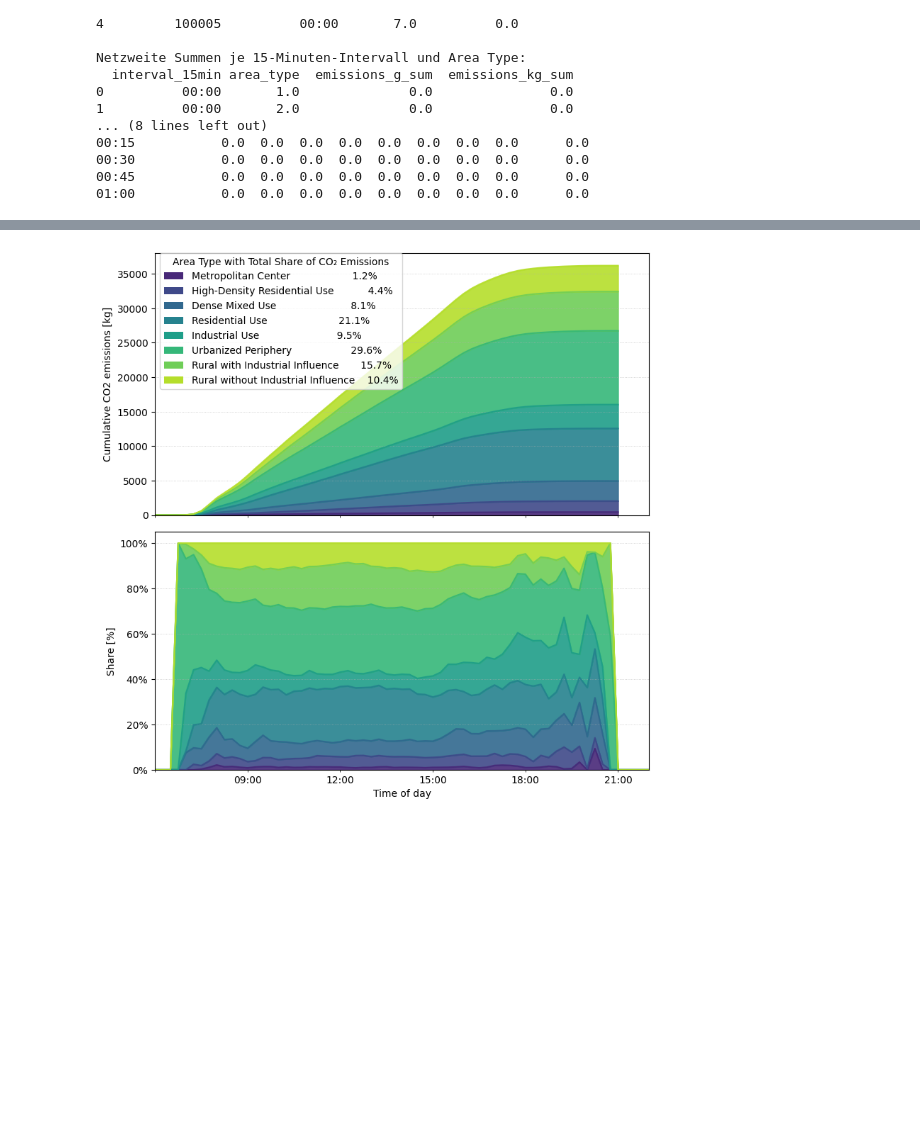
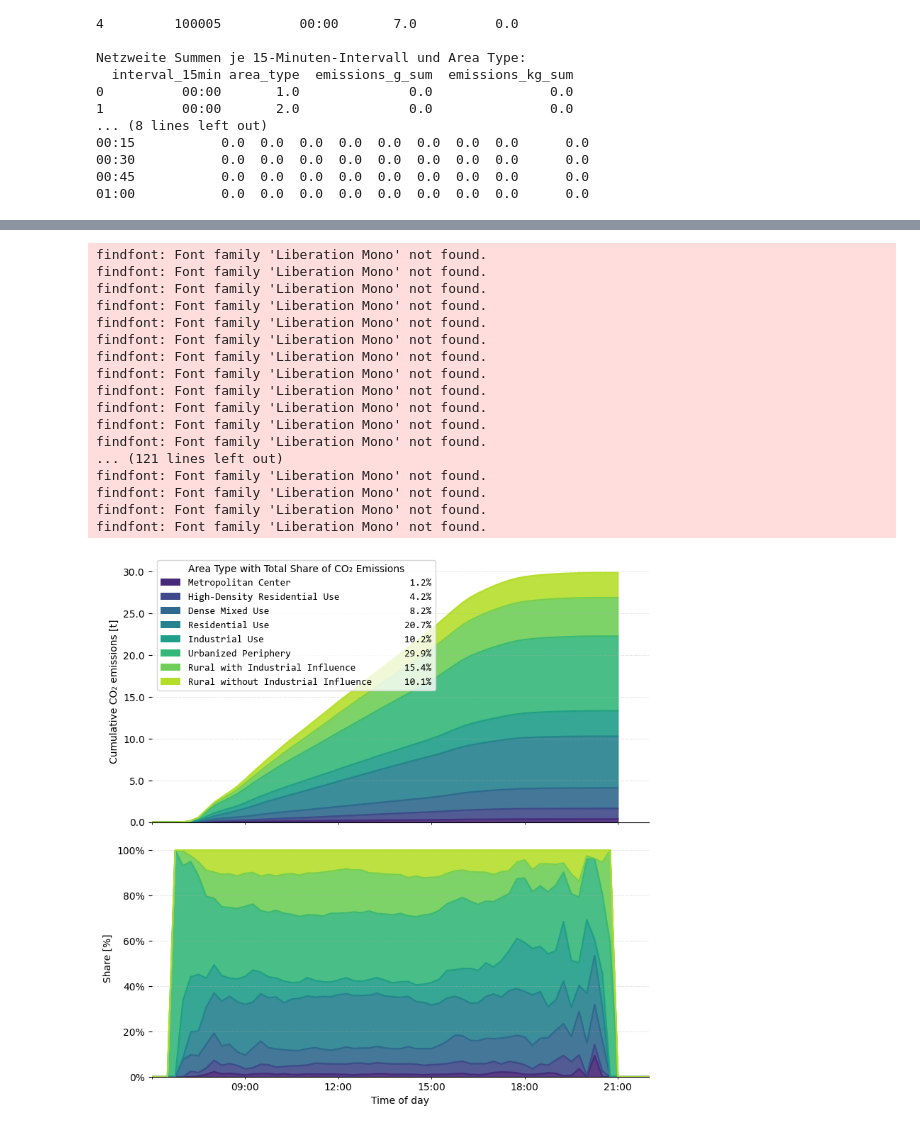
Before and after one commit to TUBS-IVS/HAGRID, a Jupyter notebook: parcel-analysis/result-analysis-impact.ipynb, the cells around one changed output, grey strips where cells are left out. Saved outputs shown, nothing was run; the diff lists cells and outputs as text; code cells hidden in the pictures; blank space fills up the shorter version.

```diff
--- a/parcel-analysis/result-analysis-impact.ipynb
+++ b/parcel-analysis/result-analysis-impact.ipynb
@@ -4319,0 +4247,17 @@ np.float64(21111.834665147242)
+# %%
+bins = np.arange(0, 24*60+1, 15)
+x_cent = (bins[:-1] + bins[1:]) / 2.0
+plt.figure(figsize=(10,6))
+for i, a in enumerate(areas):
+    m = df.loc[df["main_area_type_name"] == a, "tod_min"].to_numpy()
+    hist, _ = np.histogram(m, bins=bins)
+    frac = hist / hist.sum() if hist.sum() > 0 else hist
+    sizes = 200 * frac
+    plt.scatter(x_cent/60.0, np.full_like(x_cent, i, dtype=float), s=sizes, alpha=0.6)
+plt.yticks(range(len(areas)), areas)
+plt.xlim(0, 24)
+plt.xlabel("Start time")
+plt.title("Dot density of starts per area")
+plt.grid(axis="x", linestyle=":", alpha=0.6)
+plt.tight_layout()
+plt.show()
@@ -4566,6 +5014,8 @@ import matplotlib.pyplot as plt
 import matplotlib.ticker as mtick
 import matplotlib.dates as mdates
 import matplotlib.patches as mpatches
+from matplotlib.font_manager import FontProperties
+from matplotlib.ticker import FuncFormatter
 import pandas as pd
 
 # Assumptions:
@@ -4591,49 +5041,71 @@ fig, (ax_top, ax_bottom) = plt.subplots(
     2, 1, figsize=(8, 8), sharex=True, gridspec_kw={"height_ratios": [1.1, 1.0]}
 )
 
-# Top: cumulative emissions [kg] until 21:00
+# Top: cumulative emissions [kg] until 21:00 (displayed as tonnes)
 cum_window.plot.area(ax=ax_top, stacked=True, color=colors, alpha=0.9, legend=False)
 ax_top.plot(cum_window.index, cum_window.sum(axis=1),
             color="black", linewidth=1.6, label="Total cumulative")
-ax_top.set_ylabel("Cumulative CO2 emissions [kg]")
+# Show tonnes on the y-axis
+ax_top.yaxis.set_major_formatter(FuncFormatter(lambda v, pos: f"{v/1000:,.1f}"))
+ax_top.set_ylabel("Cumulative CO₂ emissions [t]")
 
 # Bottom: shares [%] 06:00 to 22:00
 share_window.plot.area(ax=ax_bottom, stacked=True, color=colors, alpha=0.9, legend=False)
 ax_bottom.set_ylabel("Share [%]")
 ax_bottom.yaxis.set_major_formatter(mtick.PercentFormatter(1.0))
 ax_bottom.set_xlabel("Time of day")
 
 # X axis formatting
 for ax in (ax_top, ax_bottom):
     ax.xaxis.set_major_locator(mdates.HourLocator(interval=3))
     ax.xaxis.set_major_formatter(mdates.DateFormatter("%H:%M"))
     ax.grid(True, axis="y", linestyle=":", linewidth=0.6, alpha=0.7)
 
 # --- Custom legend with total shares by 21:00 ---
 end_vals = cum_window.iloc[-1]                         # cumulative by 21:00
 total_end = end_vals.sum()
 shares_end = (end_vals / total_end).fillna(0.0)
 
-# Format legend labels: aligned percentages with 1 decimal
+# Format legend labels: aligned percentages with 1 decimal (monospace + right-aligned)
 maxlen = max(len(str(c)) for c in plot_df.columns)
-
-# Build legend entries in the order of plot_df.columns
 patches = []
 labels  = []
 for col in plot_df.columns:
     pct = shares_end.get(col, 0.0) * 100
     patches.append(mpatches.Patch(facecolor=name_to_color[col], edgecolor='none'))
-    labels.append(f"{col:<{maxlen}}   {pct:5.1f}%")
+    labels.append(f"{str(col).ljust(maxlen)}   {pct:>7.1f}%")  # width 7 fits up to 100.0%
 
-
-# Put legend in the top panel
-ax_top.legend(patches, labels, title="Area Type with Total Share of CO₂ Emissions",
-              loc="upper left", bbox_to_anchor=(0.0, 1.02), ncol=1, frameon=True)
+# Monospaced legend for proper alignment (Windows-friendly fallbacks)
+fp = FontProperties(family=['Consolas', 'Courier New', 'DejaVu Sans Mono', 'Liberation Mono', 'monospace'])
+ax_top.legend(
+    patches, labels,
+    title="Area Type with Total Share of CO₂ Emissions",
+    loc="upper left", bbox_to_anchor=(0.0, 1.02), ncol=1, frameon=True,
+    prop=fp
+)
 
 plt.tight_layout()
+plt.savefig("area_type_emissions.png", dpi=1000, bbox_inches="tight")
 plt.show()
 # %% [output]
+findfont: Font family 'Liberation Mono' not found.
+findfont: Font family 'Liberation Mono' not found.
+findfont: Font family 'Liberation Mono' not found.
+findfont: Font family 'Liberation Mono' not found.
+findfont: Font family 'Liberation Mono' not found.
+findfont: Font family 'Liberation Mono' not found.
+findfont: Font family 'Liberation Mono' not found.
+findfont: Font family 'Liberation Mono' not found.
+findfont: Font family 'Liberation Mono' not found.
+findfont: Font family 'Liberation Mono' not found.
+findfont: Font family 'Liberation Mono' not found.
+findfont: Font family 'Liberation Mono' not found.
+... (121 lines left out)
+findfont: Font family 'Liberation Mono' not found.
+findfont: Font family 'Liberation Mono' not found.
+findfont: Font family 'Liberation Mono' not found.
+findfont: Font family 'Liberation Mono' not found.
-[figure, old version]
+[figure, new version]
 # %%
 share = plot_df.div(plot_df.sum(axis=1), axis=0).fillna(0).resample('30T').mean()
 hm = share.T  # Raumtyp als Zeilen
```
Also changed, not shown: parts of 32 cells of this notebook, 4 other files.
